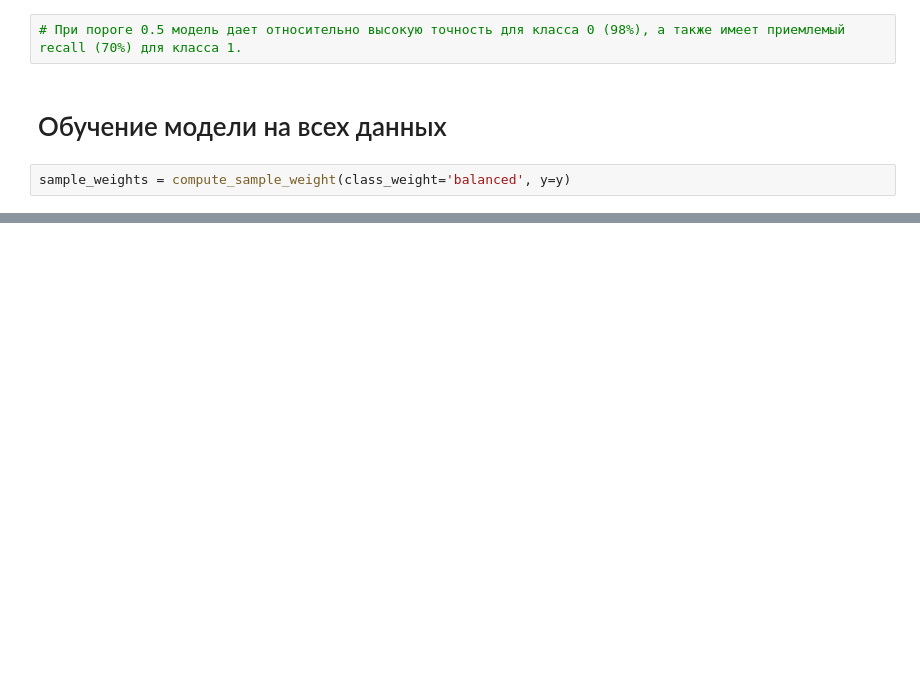
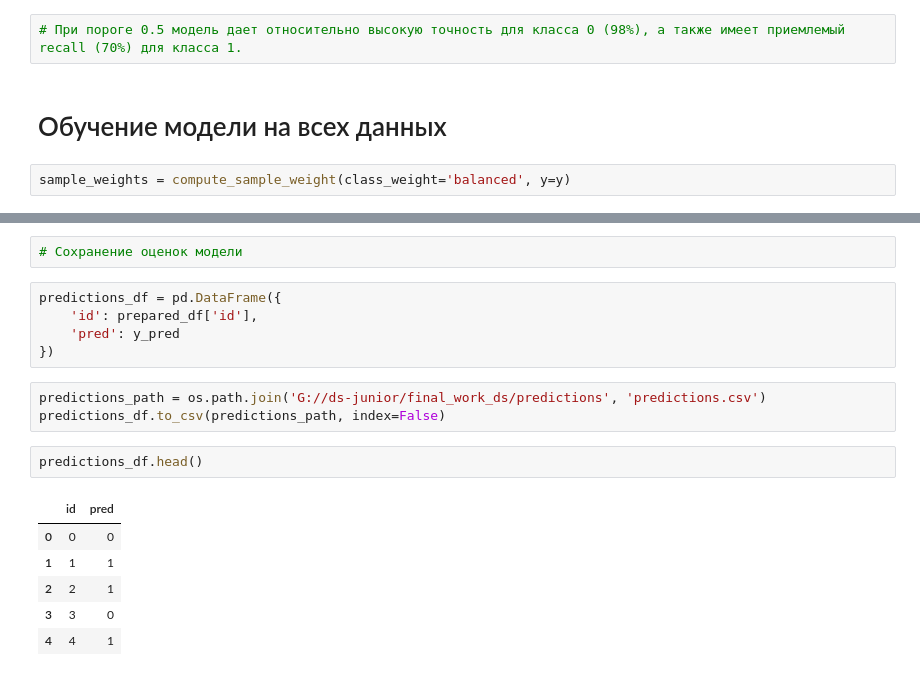
Before and after one commit to MikhailRa/final_work_ds, a Jupyter notebook: notebook/final_work.ipynb, the cells around one changed output, grey strips where cells are left out. Cells and saved outputs as stored; diff of their text form; blank space fills up the shorter version.

```diff
--- a/notebook/final_work.ipynb
+++ b/notebook/final_work.ipynb
@@ -544,0 +787,19 @@ print(classification_report(y, y_pred))
+# %%
+# Сохранение оценок модели
+# %%
+predictions_df = pd.DataFrame({
+    'id': prepared_df['id'],
+    'pred': y_pred
+})
+# %%
+predictions_path = os.path.join('G://ds-junior/final_work_ds/predictions', 'predictions.csv')
+predictions_df.to_csv(predictions_path, index=False)
+# %%
+predictions_df.head()
+# %% [output]
+|  | id | pred |
+| 0 | 0 | 0 |
+| 1 | 1 | 1 |
+| 2 | 2 | 1 |
+| 3 | 3 | 0 |
+| 4 | 4 | 1 |
```
Also changed, not shown: parts of 47 cells of this notebook, 1 other file.
